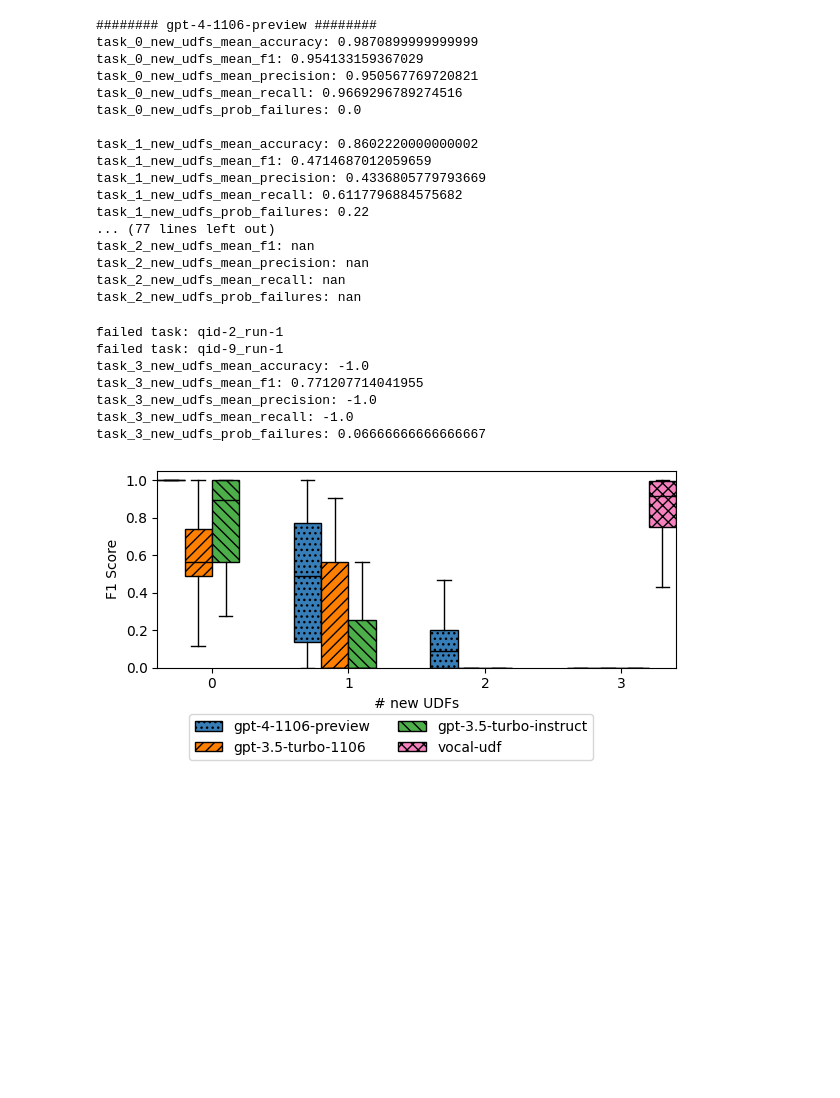
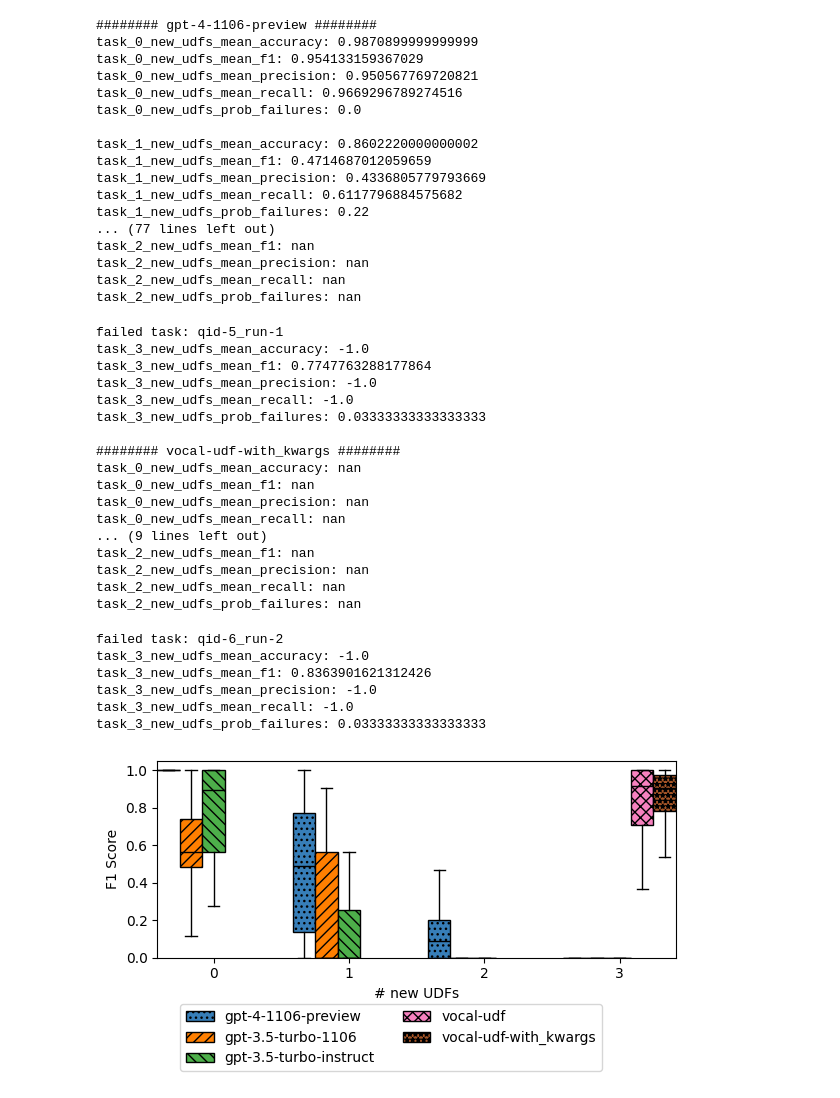
Before and after one commit to uwdb/VOCAL-UDF, a Jupyter notebook: experiments/analysis/clevrer.ipynb, the cells around one changed output. Drawn from its saved outputs; the diff is of its cells as text; code cells hidden in the pictures; blank space fills up the shorter version.

```diff
--- a/experiments/analysis/clevrer.ipynb
+++ b/experiments/analysis/clevrer.ipynb
@@ -16,11 +16,11 @@ CB_color_cycle = ['#377eb8', '#ff7f00', '#4daf4a',
                   '#999999', '#e41a1c', '#dede00']
 # %%
 # Define LLM models, tasks, number of new UDFs, and hatch patterns
-llm_models = ['gpt-4-1106-preview', 'gpt-3.5-turbo-1106', 'gpt-3.5-turbo-instruct', 'vocal-udf']
+llm_models = ['gpt-4-1106-preview', 'gpt-3.5-turbo-1106', 'gpt-3.5-turbo-instruct', 'vocal-udf', 'vocal-udf-with_kwargs']
 tasks = [f"{i}_new_udfs" for i in range(4)]
 num_new_udfs = [0, 1, 2, 3]
 # num_new_udfs = [0, 1]
-hatch_patterns = ['...', '///', '\\\\\\', 'xxx']
+hatch_patterns = ['...', '///', '\\\\\\', 'xxx', '***', '+++', '|||', '---', 'ooo']
 handles_f1 = []
 
 # Create a figure and axis for the boxplot
@@ -40,12 +40,13 @@ for i, llm_model in enumerate(llm_models):
         failed_list = []
 
         # Iterate through runs and questions
-        if llm_model in ['vocal-udf']:
+        if llm_model in ['vocal-udf', 'vocal-udf-with_kwargs']:
             for run_id in range(3):
                 for question_id in range(10):
                     if '3' in task:
                         try:
-                            with open(os.path.join(config['log_dir'], "udf_generation", "clevrer", f"qid-{question_id}_run-{run_id}-budget-10_ninterp-20.log"), "r") as f:
+                            with_kwargs = "with_kwargs" if llm_model == "vocal-udf-with_kwargs" else "without_kwargs"
+                            with open(os.path.join(config['log_dir'], "udf_generation", "clevrer", f"budget-10_ninterp-10_{with_kwargs}", f"qid-{question_id}_run-{run_id}.log"), "r") as f:
                                 last_line = f.readlines()[-1]
                             f1_score_pattern = r"F1 score: ([0-9.]+)"
                             match = re.search(f1_score_pattern, last_line)
@@ -106,35 +107,51 @@ ax.set(ylabel="F1 Score")
 ax.set(xlabel="# new UDFs")
 ax.set_ylim(bottom=0, top=1.05)
 ax.set_xticks(np.arange(len(llm_models) / 2 - 0.5, len(num_new_udfs) * len(llm_models) + len(llm_models) / 2 + 0.5, len(llm_models) + 1))
 ax.set_xticklabels(num_new_udfs)
 fig.legend(handles_f1, llm_models, prop={"size": 10}, loc='upper center', bbox_to_anchor=(0.5, 0.07),
            fancybox=True, shadow=False, ncol=2)
 plt.subplots_adjust(bottom=0.15)
 fig.tight_layout()
 plt.show()
 # %% [output]
 ######## gpt-4-1106-preview ########
 task_0_new_udfs_mean_accuracy: 0.9870899999999999
 task_0_new_udfs_mean_f1: 0.954133159367029
 task_0_new_udfs_mean_precision: 0.950567769720821
 task_0_new_udfs_mean_recall: 0.9669296789274516
 task_0_new_udfs_prob_failures: 0.0
 
 task_1_new_udfs_mean_accuracy: 0.8602220000000002
 task_1_new_udfs_mean_f1: 0.4714687012059659
 task_1_new_udfs_mean_precision: 0.4336805779793669
 task_1_new_udfs_mean_recall: 0.6117796884575682
 task_1_new_udfs_prob_failures: 0.22
 ... (77 lines left out)
 task_2_new_udfs_mean_f1: nan
 task_2_new_udfs_mean_precision: nan
 task_2_new_udfs_mean_recall: nan
 task_2_new_udfs_prob_failures: nan
-failed task: qid-2_run-1
-failed task: qid-9_run-1
+failed task: qid-5_run-1
 task_3_new_udfs_mean_accuracy: -1.0
-task_3_new_udfs_mean_f1: 0.771207714041955
+task_3_new_udfs_mean_f1: 0.7747763288177864
 task_3_new_udfs_mean_precision: -1.0
 task_3_new_udfs_mean_recall: -1.0
-task_3_new_udfs_prob_failures: 0.06666666666666667
+task_3_new_udfs_prob_failures: 0.03333333333333333
+
+######## vocal-udf-with_kwargs ########
+task_0_new_udfs_mean_accuracy: nan
+task_0_new_udfs_mean_f1: nan
+task_0_new_udfs_mean_precision: nan
+task_0_new_udfs_mean_recall: nan
+... (9 lines left out)
+task_2_new_udfs_mean_f1: nan
+task_2_new_udfs_mean_precision: nan
+task_2_new_udfs_mean_recall: nan
+task_2_new_udfs_prob_failures: nan
+failed task: qid-6_run-2
+task_3_new_udfs_mean_accuracy: -1.0
+task_3_new_udfs_mean_f1: 0.8363901621312426
+task_3_new_udfs_mean_precision: -1.0
+task_3_new_udfs_mean_recall: -1.0
+task_3_new_udfs_prob_failures: 0.03333333333333333
-[figure, old version]
+[figure, new version]
```
Also changed, not shown: 4 other files.
